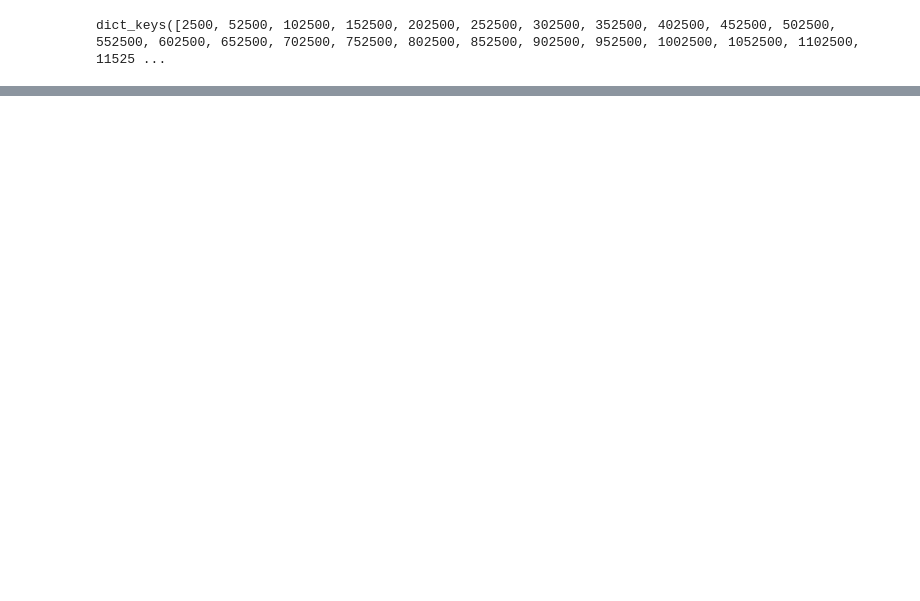
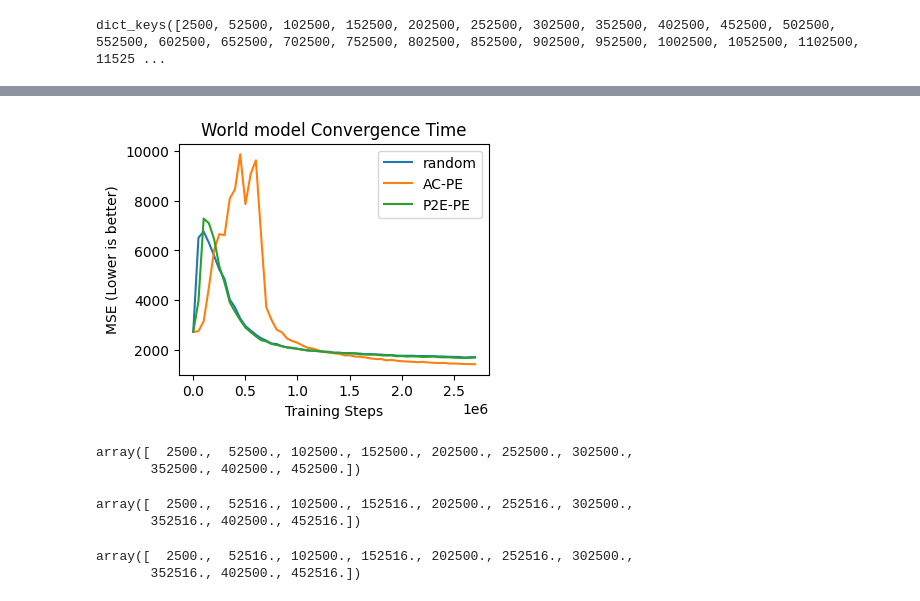
Before and after one commit to intuinno/saccade, a Jupyter notebook: analysis/analysis.ipynb, the cells around one changed output, grey strips where cells are left out. Saved outputs shown, nothing was run; the diff lists cells and outputs as text; code cells hidden in the pictures; blank space fills up the shorter version.

```diff
--- a/analysis/analysis.ipynb
+++ b/analysis/analysis.ipynb
@@ -46,0 +63,34 @@ fig.savefig(f'sct_comparison.png', bbox_inches='tight')
+# %%
+plt.figure(figsize=(4, 3))
+axes = plt.gca()
+plt.plot(wct_random[:55,1], wct_random[:55,2], label="random")
+plt.plot(wct_ac[:55,1],wct_ac[:55,2], label="AC-PE")
+plt.plot(wct_p2e[:55,1], wct_p2e[:55,2], label="P2E-PE")
+
+# plt.plot(p2e_pe_t, label="P2E-PE")
+
+plt.legend()
+plt.xlabel("Training Steps")
+plt.ylabel("MSE (Lower is better)")
+plt.title("World model Convergence Time")
+
+fig=plt.gcf()
+plt.show()
+fig.savefig(f'wct_comparison.pdf', bbox_inches='tight')
+# %% [output]
+[figure, added]
+# %%
+wct_ac[:10,1]
+# %% [output]
+array([  2500.,  52500., 102500., 152500., 202500., 252500., 302500.,
+       352500., 402500., 452500.])
+# %%
+wct_p2e[:10,1]
+# %% [output]
+array([  2500.,  52516., 102500., 152516., 202500., 252516., 302500.,
+       352516., 402500., 452516.])
+# %%
+wct_random[:10,1]
+# %% [output]
+array([  2500.,  52516., 102500., 152516., 202500., 252516., 302500.,
+       352516., 402500., 452516.])
```
Also changed, not shown: parts of 5 cells of this notebook, 6 other files.
